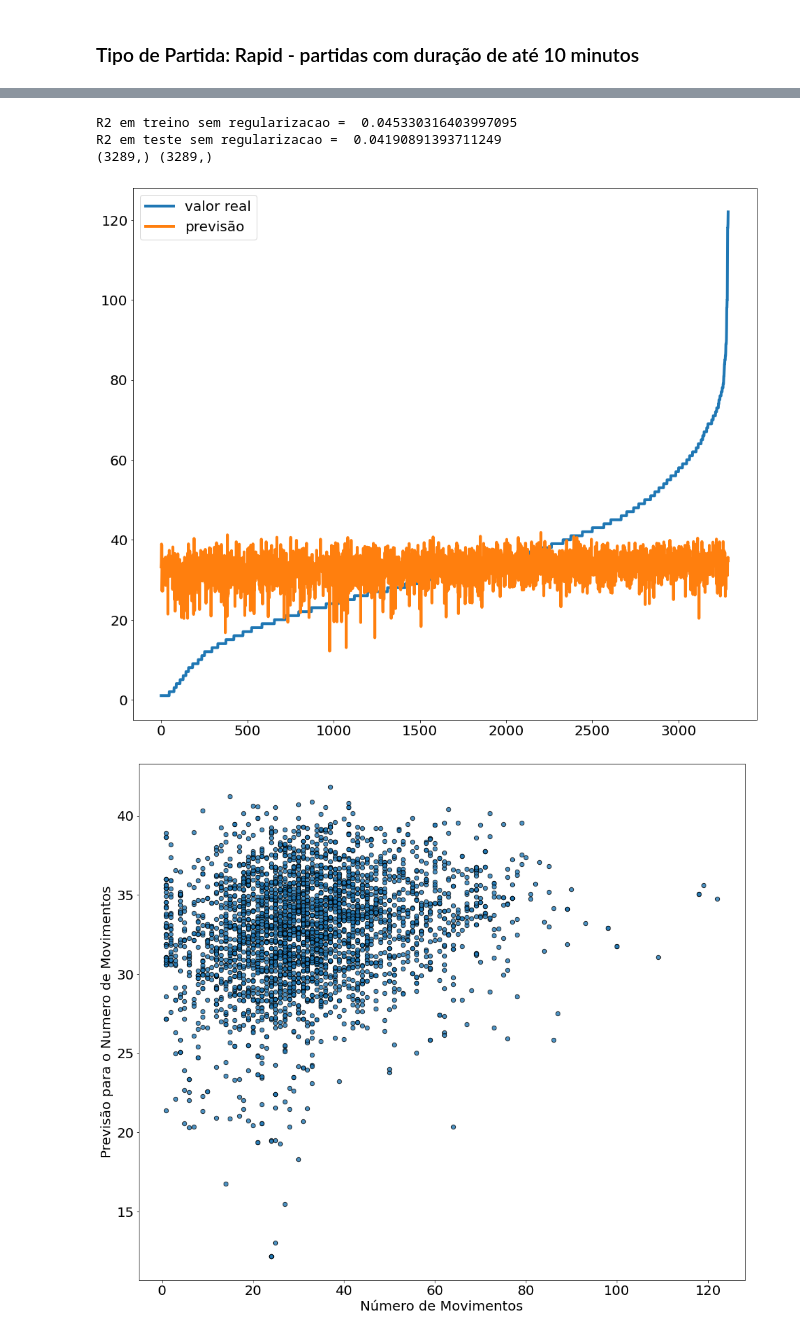
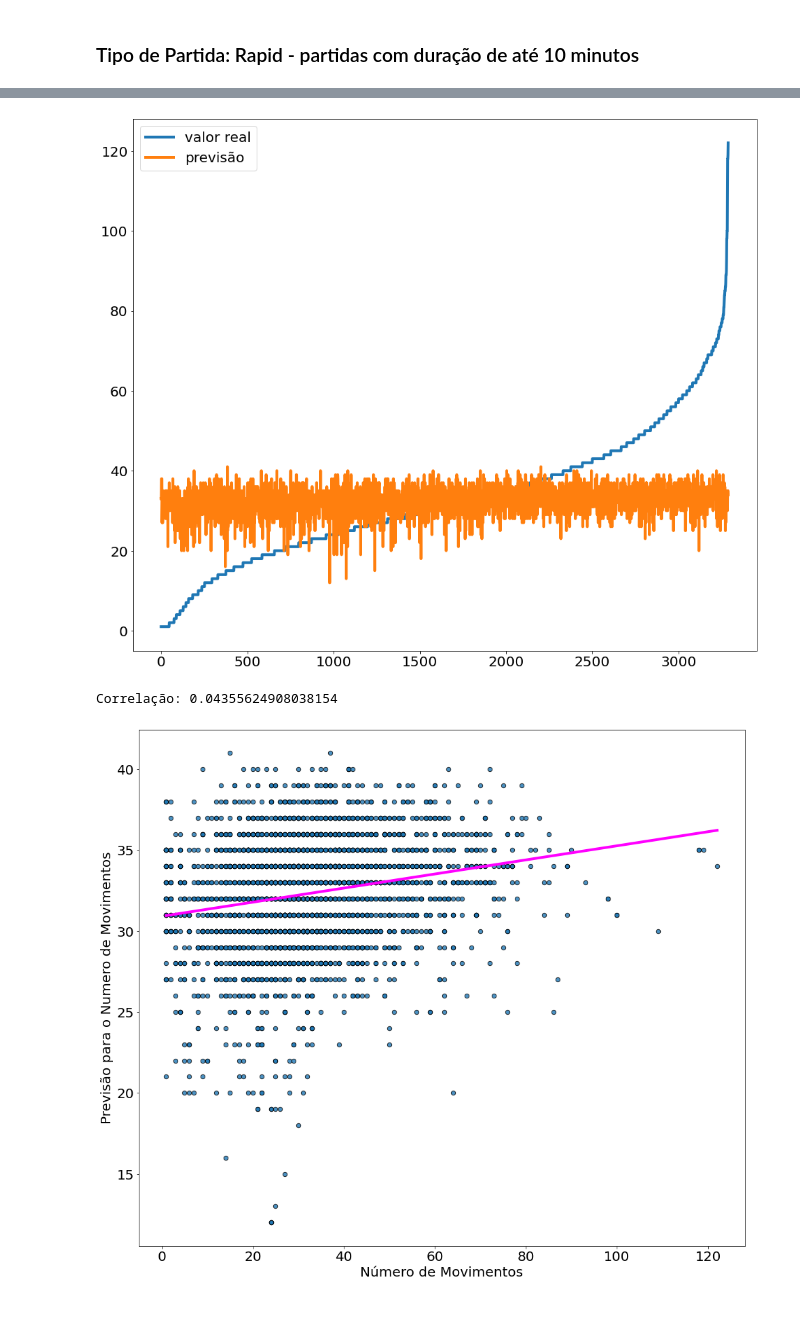
Before and after one commit to otavioml/Chess-Data-Analysis, a Jupyter notebook: Chess_Data_Analysis.ipynb, the cells around one changed output, grey strips where cells are left out. Cells and saved outputs as stored; diff of their text form; code cells hidden in the pictures.

```diff
--- a/Chess_Data_Analysis.ipynb
+++ b/Chess_Data_Analysis.ipynb
@@ -596,10 +548,8 @@ def multiple_r_squared(X, y, theta):
     sst = sum((y - np.mean(y))**2)
     return 1.0 - sse / sst
 # %%
+# Faz um plot da regressão
 def plotarRegressao(X,Y, idx=None, titulo = None, comparacao=False, save=False, beta=None, plotar = True):
-
-
-
     # Caso o beta seja fornecido o Y_hat é calculado a partir dele, caso não seja uma regresasão será chamada
     try:
         X_mat = regressaoLinear(X,Y)[0]
@@ -607,7 +557,9 @@ def plotarRegressao(X,Y, idx=None, titulo = None, comparacao=False, save=False,
     except:
         Y_hat = regressaoLinear(X,Y, returnY_hat=True)
 
-    print((Y_hat.shape), Y.shape)
+    # converte em Int
+    Y_hat = Y_hat.astype(int)
+
     # caso o objetivo seja apenas ves o Y_hat da plotagem retorna T_hat
     if not plotar:
             return Y_hat
@@ -655,27 +608,33 @@ def ordered_test_split(X, y, test_size=0.33, seed=7):
   trainidx.shape, testidx.shape, len(trainidx), len(testidx), len(y)
   return X[trainidx,:], X[testidx,:], y[trainidx], y[testidx]
 # %%
+# cria um gráfico de dispersão
 def plotarDispersao(y, y_hat):
+  alpha, beta = least_squares_fit(y, y_hat) # rodas celula na sessão "funções para regressão"
+  print("Correlação: " + str(beta))
+  y_model = beta * y + alpha
+  plt.plot(y, y_model, color='magenta')
   plt.scatter(y, y_hat, alpha=0.8, edgecolors='k', s=40)
   plt.xlabel('Número de Movimentos')
   plt.ylabel('Previsão para o Numero de Movimentos')
   plt.show()
 # %%
-atributos = ['RatioElo', 'MatchElo', 'InitialTime', 'Increment']
-target = 'Number_of_Moves'
-def avaliar_regressao(df, atributos, target=target, sample=100):
+# roda e avalia a qualidade da regressão multipla para os atributos desejados
+def avaliar_regressao(df, atributos, target='Number_of_Moves'):
 
   df_copy = df.copy().sort_values(by=target)
 
   X = df_copy[atributos].values
   y = df_copy[target].values
 
-  #X_train, X_test, y_train, y_test = train_test_split(X, y, test_size=0.33, random_state=7)
   X_train, X_test, y_train, y_test = ordered_test_split(X, y)
 
   treino_X, theta, treino_Y = regressaoLinear(X_train, y_train, returnAll = True)
   teste_X, theta2, treino_Y = regressaoLinear(X_test, y_test, returnAll = True)
-
+  print('intercepto: ' + str(theta[0]), end='')
+  for i, atributo in enumerate(atributos):
+    print(', ' + atributo + ':' + '{:.3f}'.format(theta[i+1]), end='')
+  print(" ")
   print("R2 em treino sem regularizacao = ", multiple_r_squared(treino_X, y_train, theta))
   print("R2 em teste sem regularizacao = ", multiple_r_squared(teste_X, y_test, theta))
 
@@ -686,5 +692,5 @@ def avaliar_regressao(df, atributos, target=target, sample=100):
 # %%
-atributos = ['RatioElo', 'MatchElo', 'InitialTime', 'Increment']
+atributos = ['RatioElo', 'MatchElo', 'InitialTime']
 target = 'Number_of_Moves'
 
 avaliar_regressao(df, atributos)
@@ -693,5 +701,3 @@ elementwise comparison failed; this will raise an error in the future.
+[figure, new version]
-R2 em treino sem regularizacao =  0.045330316403997095
-R2 em teste sem regularizacao =  0.04190891393711249
-(3289,) (3289,)
+Correlação: 0.04355624908038154
-[figure, old version]
-[figure, old version]
+[figure, new version]
```
Also changed, not shown: parts of 33 cells of this notebook.
